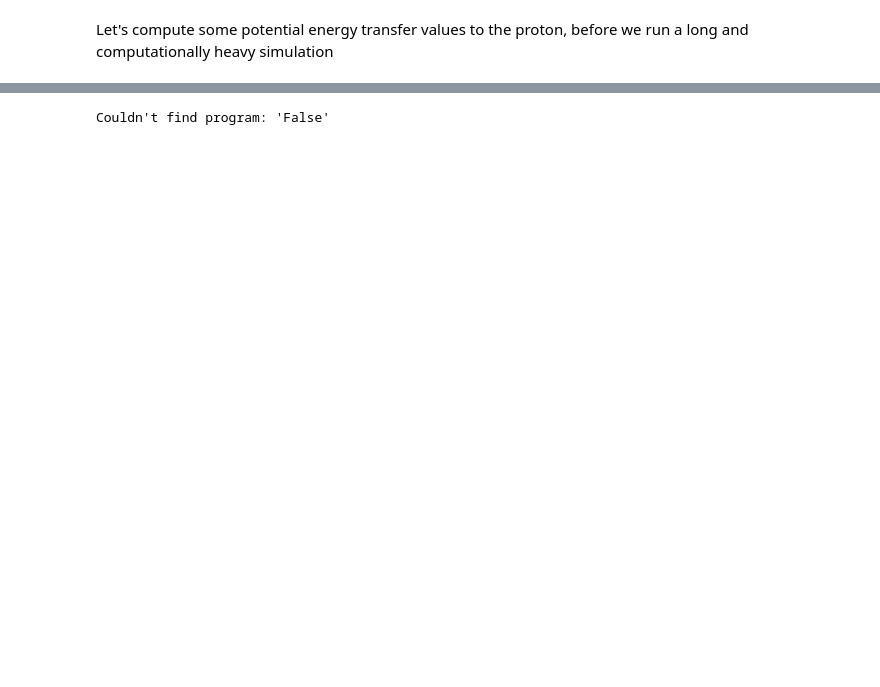
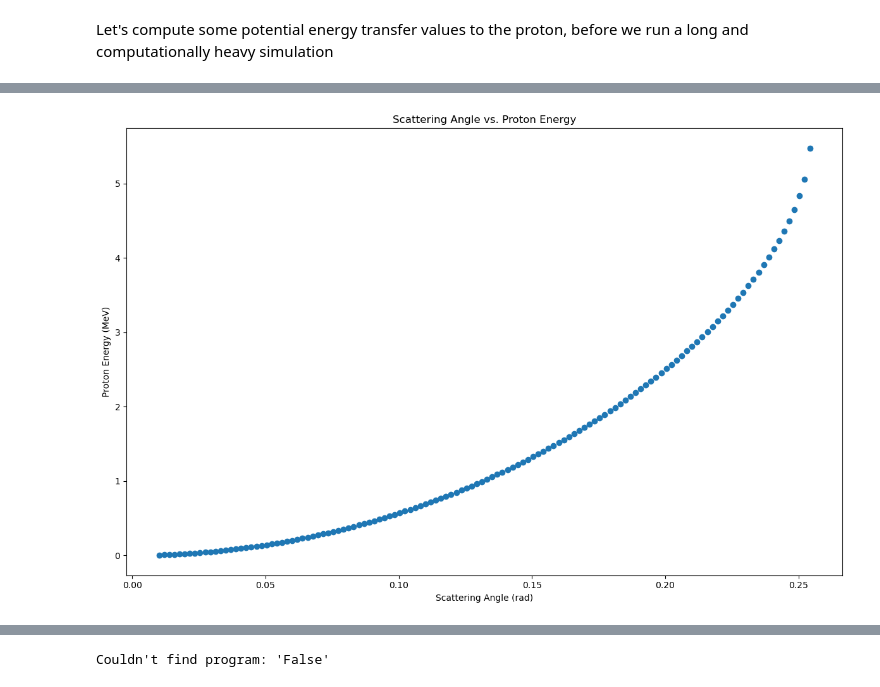
Before and after one commit to ddrobner/scatteringsim, a Jupyter notebook: scatteringsim.ipynb, the cells around one changed output, grey strips where cells are left out. Saved outputs shown, nothing was run; the diff lists cells and outputs as text; code cells hidden in the pictures; blank space fills up the shorter version.

```diff
--- a/scatteringsim.ipynb
+++ b/scatteringsim.ipynb
@@ -410,3 +411,19 @@ plt.scatter(s_angles, transfer_e)
+# %%
+# let's compute energy transfer for a fixed energy and a bunch of different
+# scattering angles
+e_i = 14
+s_angle_range = np.linspace(0.01, np.pi/8, 200)
+proton_e = [energy_transfer(14, scatter_angle=i)[1] for i in s_angle_range]
+
+plt.scatter(s_angle_range, proton_e)
+plt.xlabel("Scattering Angle (rad)")
+plt.ylabel("Proton Energy (MeV)")
+plt.title("Scattering Angle vs. Proton Energy")
+plt.tight_layout()
+plt.savefig("pe_v_sa_good.jpg")
+plt.show()
+# %% [output]
+[figure, added]
 # %%
 # not looking good....
 # let's do a whole bunch for one alpha energy
```
Also changed, not shown: parts of 6 cells of this notebook, 3 other files.
